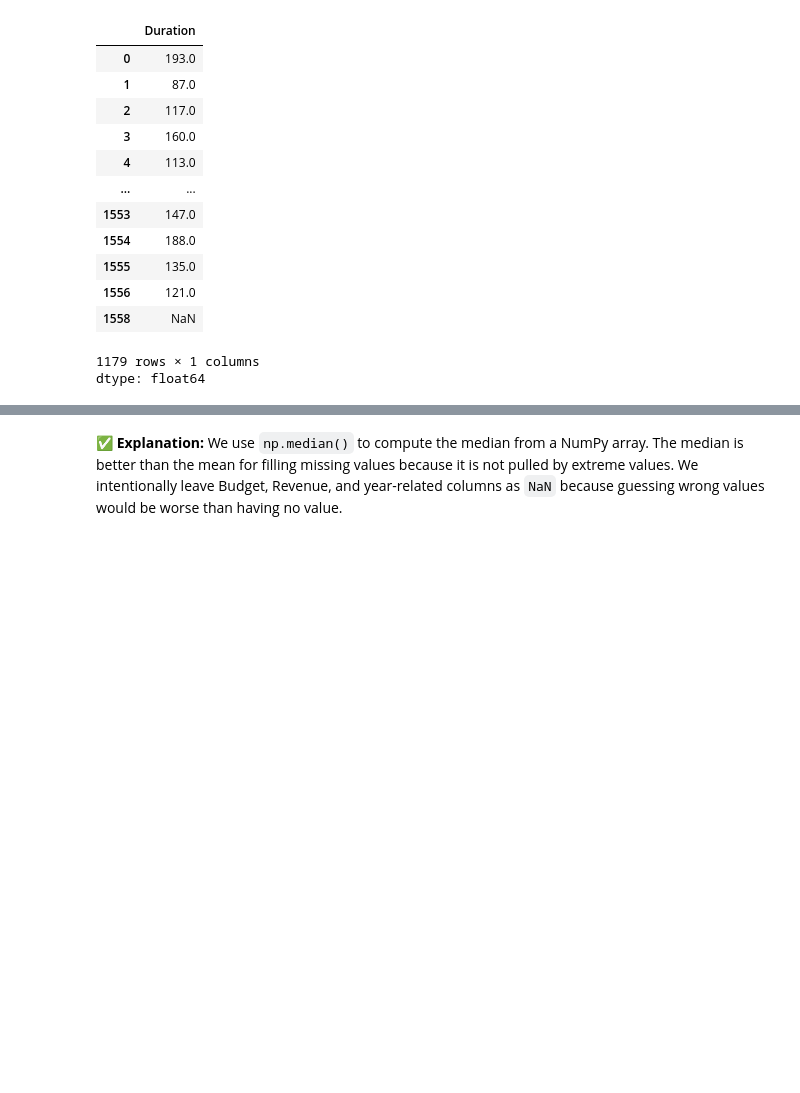
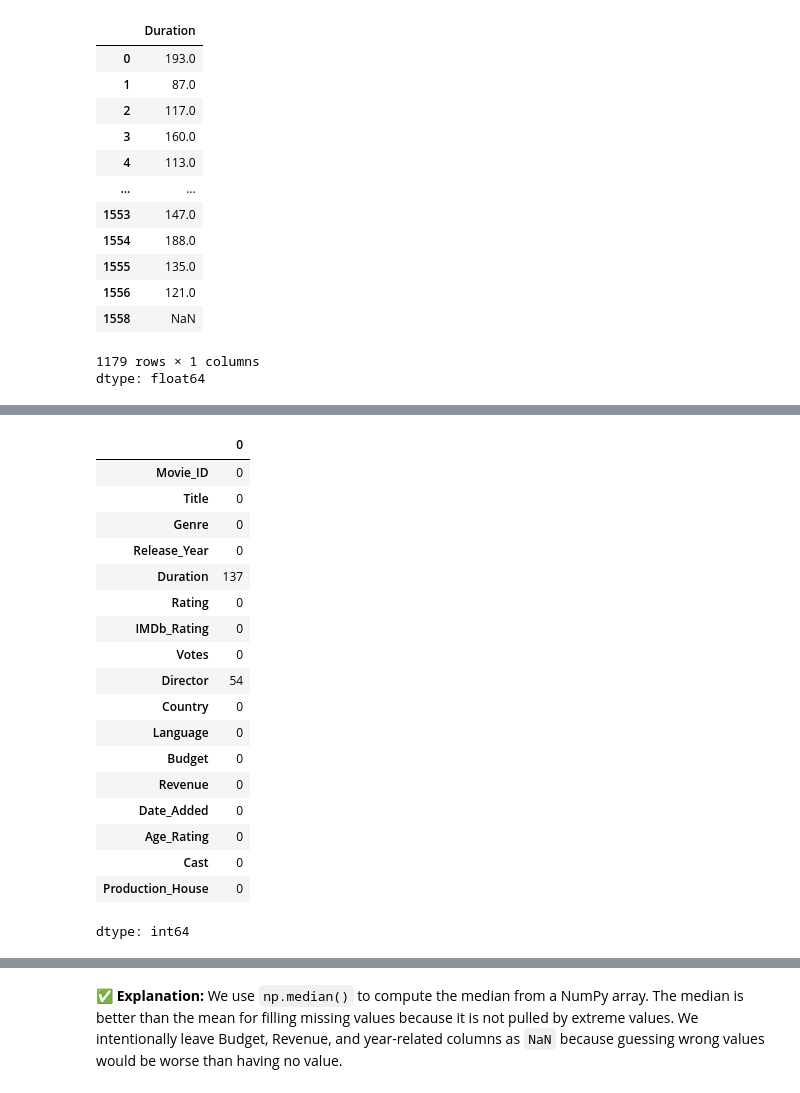
Before and after one commit to laxitdange28-tech/Pandas-notes, a Jupyter notebook: netflix_cleaning.ipynb, the cells around one changed output, grey strips where cells are left out. Saved outputs shown, nothing was run; the diff lists cells and outputs as text; code cells hidden in the pictures; blank space fills up the shorter version.

```diff
--- a/netflix_cleaning.ipynb
+++ b/netflix_cleaning.ipynb
@@ -1374,0 +1414,3 @@ dtype: float64
+# %%
+df['Cast'] = df['Cast'].fillna('Unknown')
+df['Cast']
@@ -1374,0 +1469,3 @@ dtype: float64
+# %%
+df['Production_House'] = df['Production_House'].fillna(df['Production_House'].mode()[0])
+df['Production_House']
@@ -1374,0 +1487,22 @@ dtype: float64
+# %%
+df.isnull().sum()
+# %% [output]
+|  | 0 |
+| Movie_ID | 0 |
+| Title | 0 |
+| Genre | 0 |
+| Release_Year | 0 |
+| Duration | 137 |
+| Rating | 0 |
+| IMDb_Rating | 0 |
+| Votes | 0 |
+| Director | 54 |
+| Country | 0 |
+| Language | 0 |
+| Budget | 0 |
+| Revenue | 0 |
+| Date_Added | 0 |
+| Age_Rating | 0 |
+| Cast | 0 |
+| Production_House | 0 |
+dtype: int64
```
Also changed, not shown: parts of 9 cells of this notebook.
